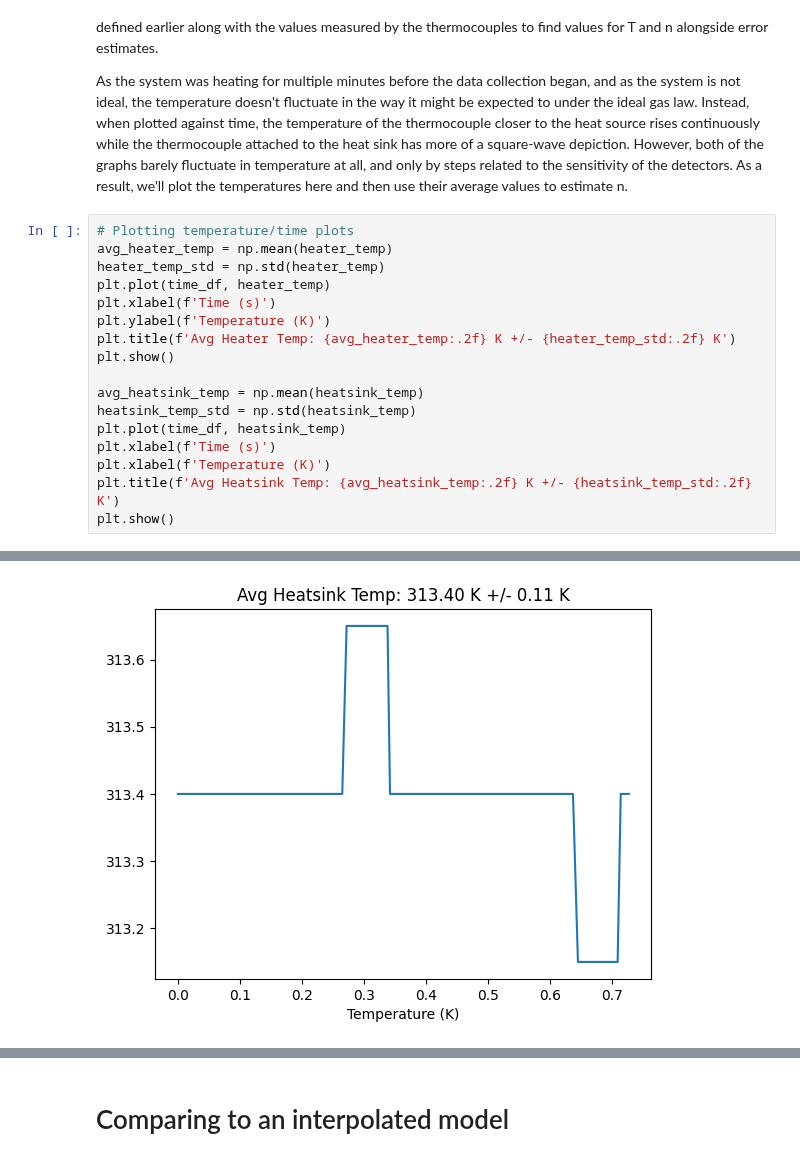
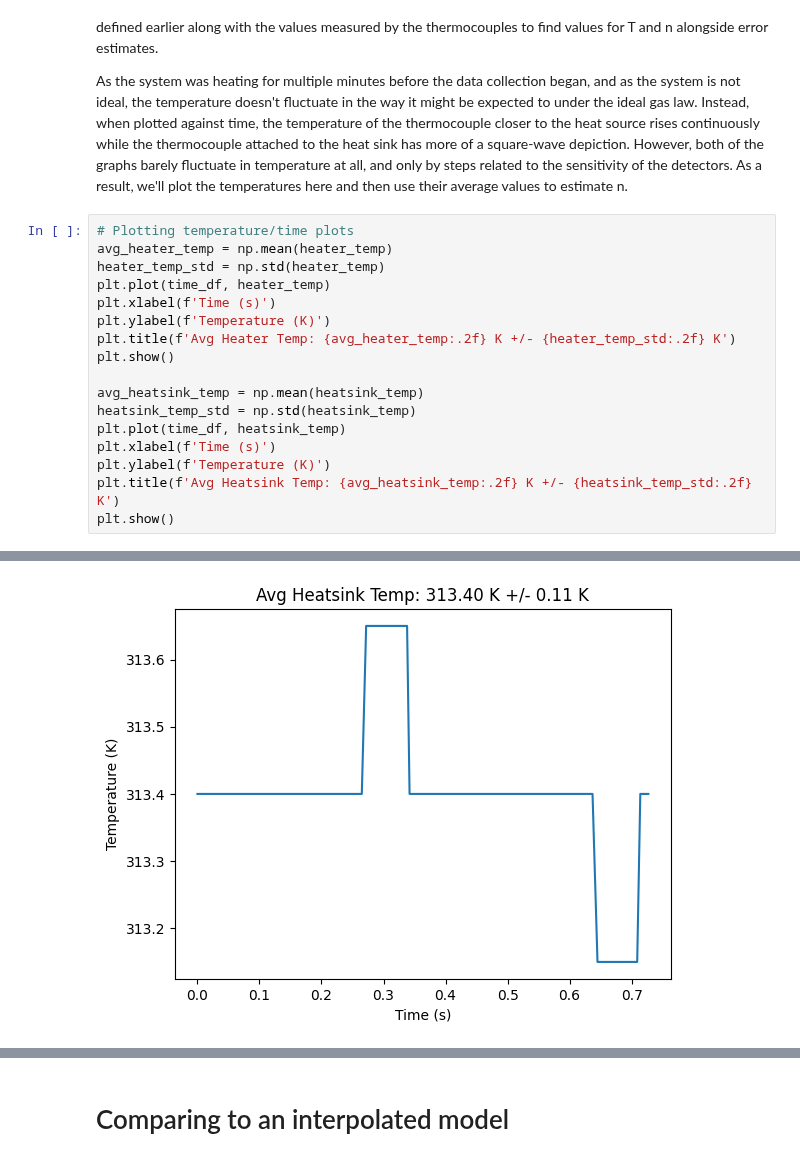
Before and after one commit to maraMaraschino/Adv-Lab, a Jupyter notebook: Stirling Engine/Lab/stirling-engine.ipynb, the cells around one changed output, grey strips where cells are left out. Cells and saved outputs as stored; diff of their text form.

```diff
--- a/Stirling Engine/Lab/stirling-engine.ipynb
+++ b/Stirling Engine/Lab/stirling-engine.ipynb
@@ -155,23 +163,23 @@ As the system was heating for multiple minutes before the data collection began,
 # %%
 # Plotting temperature/time plots
 avg_heater_temp = np.mean(heater_temp)
 heater_temp_std = np.std(heater_temp)
 plt.plot(time_df, heater_temp)
 plt.xlabel(f'Time (s)')
 plt.ylabel(f'Temperature (K)')
 plt.title(f'Avg Heater Temp: {avg_heater_temp:.2f} K +/- {heater_temp_std:.2f} K')
 plt.show()
 
 avg_heatsink_temp = np.mean(heatsink_temp)
 heatsink_temp_std = np.std(heatsink_temp)
 plt.plot(time_df, heatsink_temp)
 plt.xlabel(f'Time (s)')
-plt.xlabel(f'Temperature (K)')
+plt.ylabel(f'Temperature (K)')
 plt.title(f'Avg Heatsink Temp: {avg_heatsink_temp:.2f} K +/- {heatsink_temp_std:.2f} K')
 plt.show()
 # %% [output]
 [figure]
-[figure, old version]
+[figure, new version]
 # %%
 # Performing curve_fit
 
```
Also changed, not shown: parts of 4 cells of this notebook, 2 other files.
